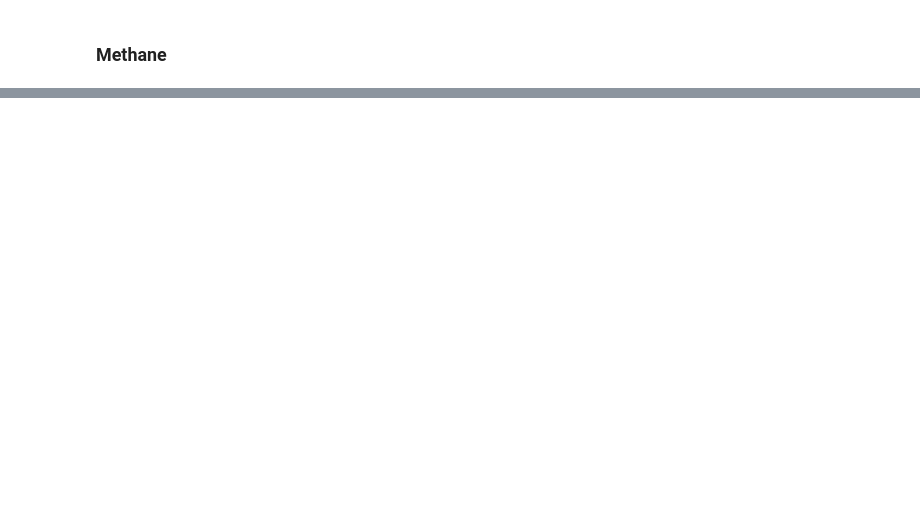
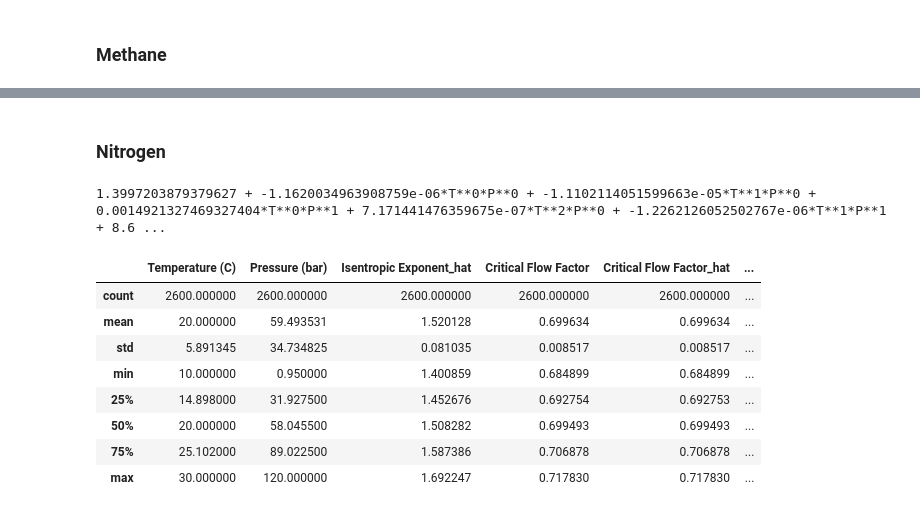
Before and after one commit to josephmcg16/primary-gas-fluid-properties, a Jupyter notebook: post_process.ipynb, the cells around one changed output, grey strips where cells are left out. Saved outputs shown, nothing was run; the diff lists cells and outputs as text; code cells hidden in the pictures; blank space fills up the shorter version.

```diff
--- a/post_process.ipynb
+++ b/post_process.ipynb
@@ -343,0 +407,31 @@ df_isentropic_exponent.describe()
+# %% [markdown]
+### Nitrogen
+# %%
+"""Critical Flow Factor Fit Example Code with inputs for temperature and pressure in degrees Celsius and bar(a), respectively."""
+
+from fit_fluid_properties import fit_critical_flow_factor
+
+params = {
+    "reference_data_directory": "data",
+    "reference_data_filename": "N2 Nist Properties 0.95-120 bar.xlsx",
+    "reference_fluid": "N2",
+    "model_poly_degree": 6,
+}
+
+df_critical_flow_factor, functional_form_text_critical_flow_factor = (
+    fit_critical_flow_factor(params)
+)
+
+print(functional_form_text_critical_flow_factor)
+df_critical_flow_factor.describe()
+# %% [output]
+1.3997203879379627 + -1.1620034963908759e-06*T**0*P**0 + -1.1102114051599663e-05*T**1*P**0 + 0.0014921327469327404*T**0*P**1 + 7.171441476359675e-07*T**2*P**0 + -1.2262126052502767e-06*T**1*P**1 + 8.6 ...
+|  | Temperature (C) | Pressure (bar) | Isentropic Exponent_hat | Critical Flow Factor | Critical Flow Factor_hat | ... |
+| count | 2600.000000 | 2600.000000 | 2600.000000 | 2600.000000 | 2600.000000 | ... |
+| mean | 20.000000 | 59.493531 | 1.520128 | 0.699634 | 0.699634 | ... |
+| std | 5.891345 | 34.734825 | 0.081035 | 0.008517 | 0.008517 | ... |
+| min | 10.000000 | 0.950000 | 1.400859 | 0.684899 | 0.684899 | ... |
+| 25% | 14.898000 | 31.927500 | 1.452676 | 0.692754 | 0.692753 | ... |
+| 50% | 20.000000 | 58.045500 | 1.508282 | 0.699493 | 0.699493 | ... |
+| 75% | 25.102000 | 89.022500 | 1.587386 | 0.706878 | 0.706878 | ... |
+| max | 30.000000 | 120.000000 | 1.692247 | 0.717830 | 0.717830 | ... |
```
Also changed, not shown: parts of 15 cells of this notebook.
